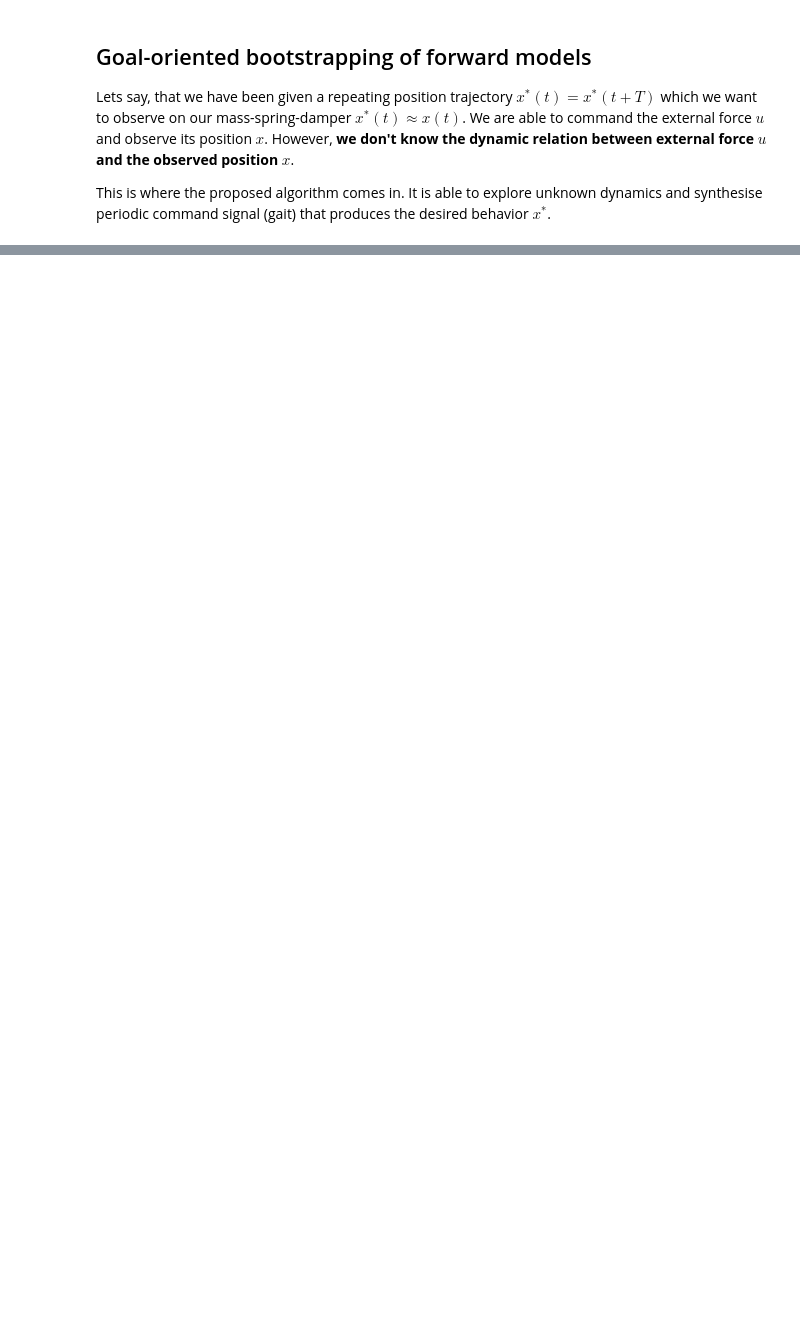
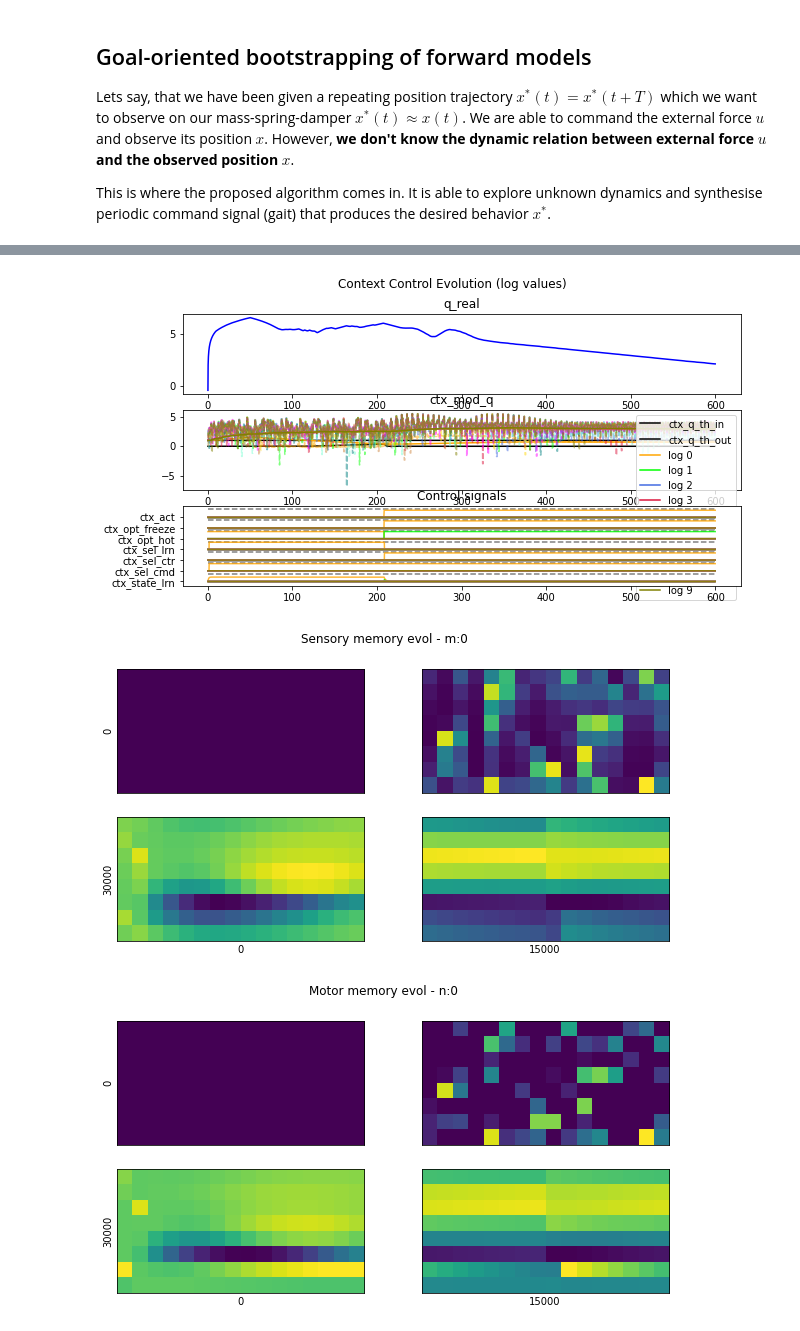
Before and after one commit to comrob/cpgim, a Jupyter notebook: mass_spring_damper_demo.ipynb, the cells around one changed output, grey strips where cells are left out. Cells and saved outputs as stored; diff of their text form; code cells hidden in the pictures; blank space fills up the shorter version.

```diff
--- a/mass_spring_damper_demo.ipynb
+++ b/mass_spring_damper_demo.ipynb
@@ -193,0 +326,22 @@ mep.add(M.STATE_PERTURBATION, (), lambda: 0)
+# %%
+from models.visuals import limit_cycle_controller, limit_cycle_controller_contextual
+plt.rcParams['figure.figsize'] = [10, 5]
+
+limit_cycle_controller_contextual.context_control_evol(rec, plt.figure())
+limit_cycle_controller.y_mem_evolution(rec, plt.figure(), sensor_m=0, size=2)
+limit_cycle_controller.u_mem_evolution(rec, plt.figure(), motor_n=0, size=2)
+
+limit_cycle_controller_contextual.model_context_parameter_convergence(rec, plt.figure(), context=0)
+limit_cycle_controller_contextual.model_context_parameter_convergence(rec, plt.figure(), context=1)
+
+limit_cycle_controller_contextual.multi_io_matricies(rec, plt.figure(), ctx=0, sensor_modewise_norming=True)
+limit_cycle_controller_contextual.multi_io_matricies(rec, plt.figure(), ctx=1, sensor_modewise_norming=True)
+
+limit_cycle_controller_contextual.multi_control_outputs(rec, plt.figure())
+
+
+plt.show()
+# %% [output]
+[figure, added]
+[figure, added]
+[figure, added]
```
Also changed, not shown: parts of 10 cells of this notebook, 11 other files.
